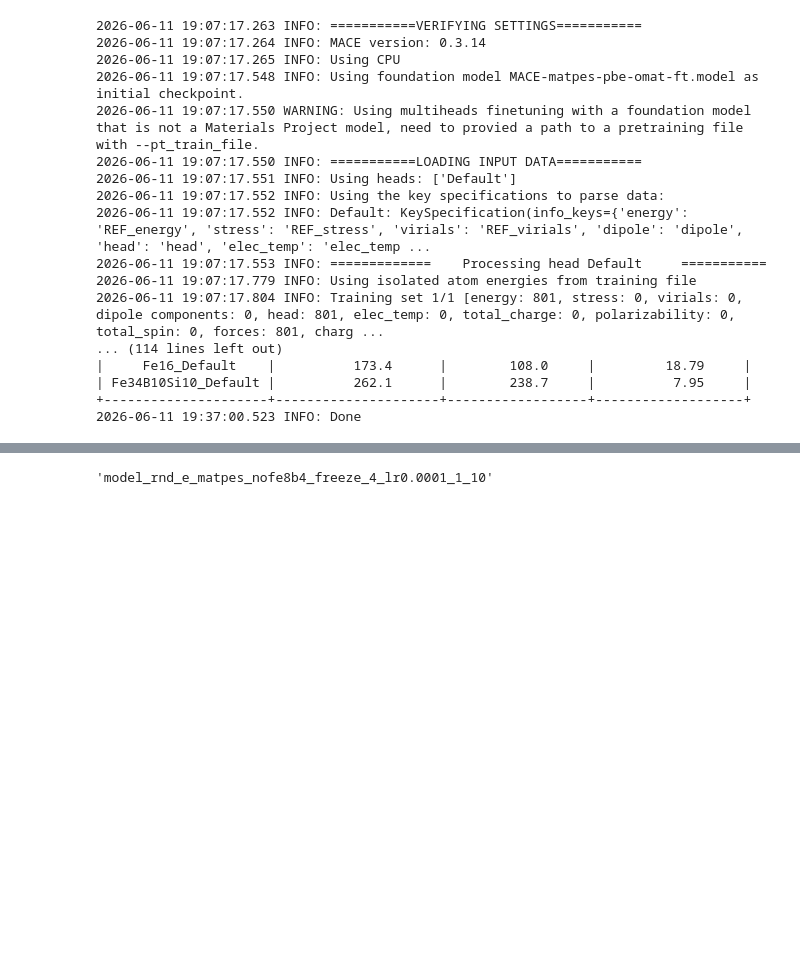
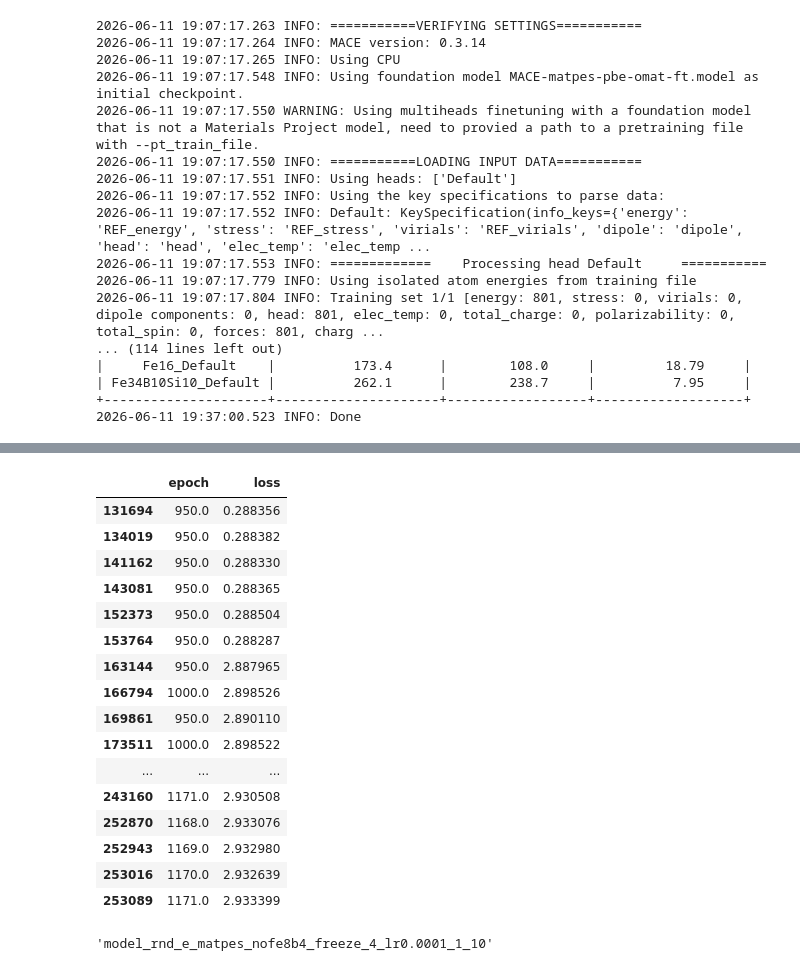
Before and after one commit to ShannonNCM/research_files, a Jupyter notebook: new_model/freeze_training.ipynb, the cells around one changed output, grey strips where cells are left out. Saved outputs shown, nothing was run; the diff lists cells and outputs as text; code cells hidden in the pictures; blank space fills up the shorter version.

```diff
--- a/new_model/freeze_training.ipynb
+++ b/new_model/freeze_training.ipynb
@@ -139,3 +147,23 @@ f.plot_loss([(train_df, 'train'),(val_df,'val')],'epoch','loss',model_name, path
+# %%
+df[(df['mode'] == 'eval') & (df['epoch'].isin([950,1000,1168,1169,1170,1171]))][["epoch","loss"]]
+# %% [output]
+|  | epoch | loss |
+| 131694 | 950.0 | 0.288356 |
+| 134019 | 950.0 | 0.288382 |
+| 141162 | 950.0 | 0.288330 |
+| 143081 | 950.0 | 0.288365 |
+| 152373 | 950.0 | 0.288504 |
+| 153764 | 950.0 | 0.288287 |
+| 163144 | 950.0 | 2.887965 |
+| 166794 | 1000.0 | 2.898526 |
+| 169861 | 950.0 | 2.890110 |
+| 173511 | 1000.0 | 2.898522 |
+| ... | ... | ... |
+| 243160 | 1171.0 | 2.930508 |
+| 252870 | 1168.0 | 2.933076 |
+| 252943 | 1169.0 | 2.932980 |
+| 253016 | 1170.0 | 2.932639 |
+| 253089 | 1171.0 | 2.933399 |
 # %%
 #evaluation
 from mace.cli.eval_configs import main as mace_eval_configs_main
```
Also changed, not shown: parts of 5 cells of this notebook, 1 other file.
